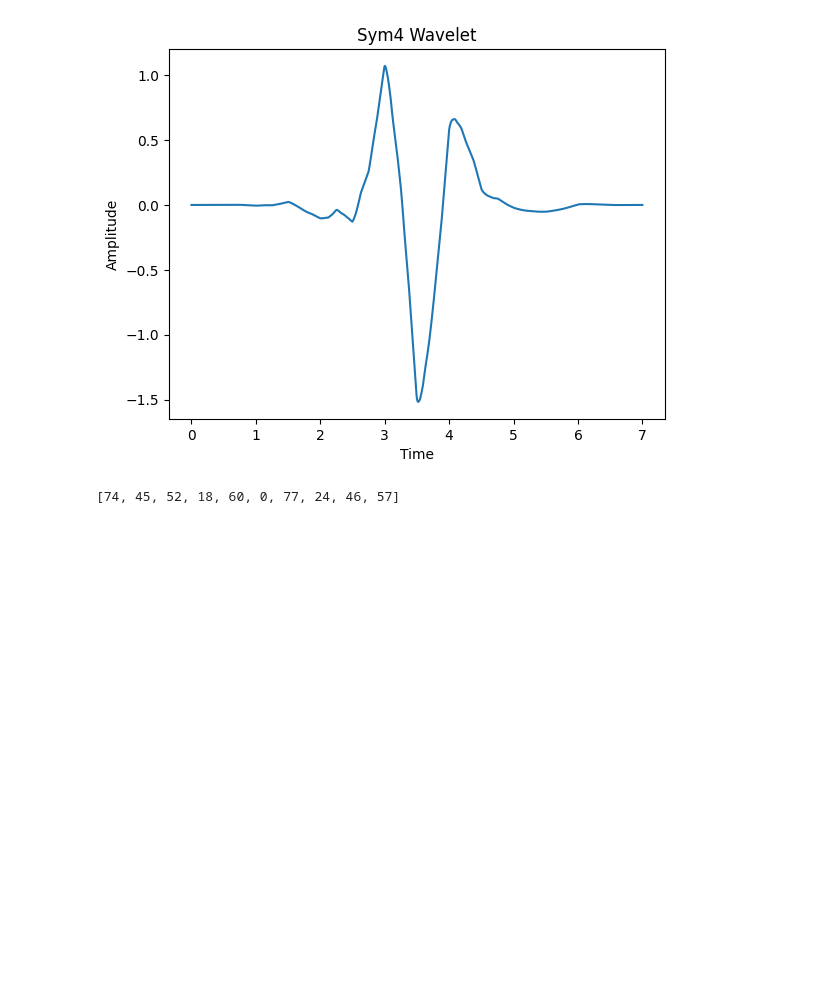
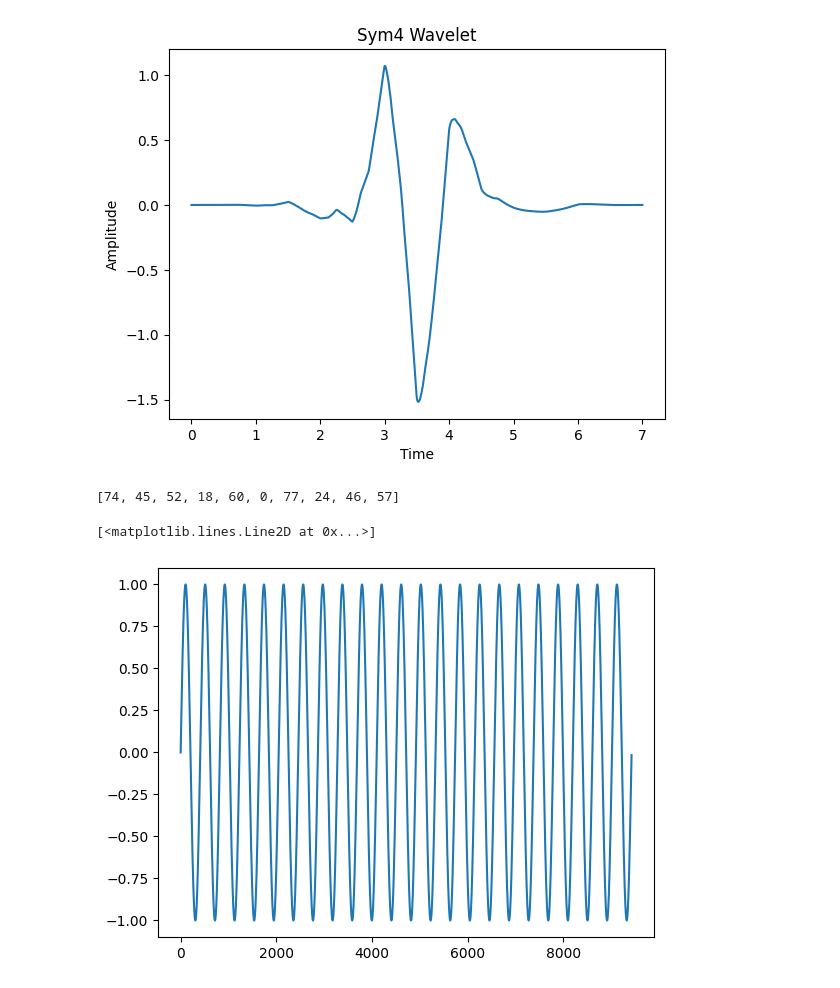
Before and after one commit to zaidpitafi/heartsim, a Jupyter notebook: z.ipynb, the cells around one changed output. Cells and saved outputs as stored; diff of their text form; code cells hidden in the pictures; blank space fills up the shorter version.

```diff
--- a/z.ipynb
+++ b/z.ipynb
@@ -44,8 +44,8 @@ scg[:10]
 # %%
 # write_influx(influx= influx, unit=unit,table_name=table_name, data_name='value', data=scg, start_timestamp=1736862357, fs = 1/100)
 # %%
-def sine_gen (amp, samples):
-    frequency = 1       # Frequency in Hz
+def sine_gen (amp, samples, hr, duration):
+    frequency = 1      # Frequency in Hz
     amplitude = amp       # Amplitude of the sine wave
     sampling_rate = samples # Sampling rate in Hz
     duration = 1        # Duration in seconds
@@ -54,5 +54,5 @@ def sine_gen (amp, samples):
 
     # Generate the sine wave
     sine_wave = amplitude * np.sin(2 * np.pi * frequency * t)
-    sine_wave = np.tile(sine_wave,10)
+    sine_wave = np.tile(sine_wave,int(hr/6))
     return sine_wave
@@ -69,0 +59,6 @@ def rr_gen(in_sig, respiratory_rate):
+# %%
+b = sine_gen(amp=1, samples= 410, hr = 140, duration=1)
+plt.plot(b)
+# %% [output]
+[<matplotlib.lines.Line2D at 0x...>]
+[figure, added]
```
Also changed, not shown: parts of 12 cells of this notebook, 2 other files.
